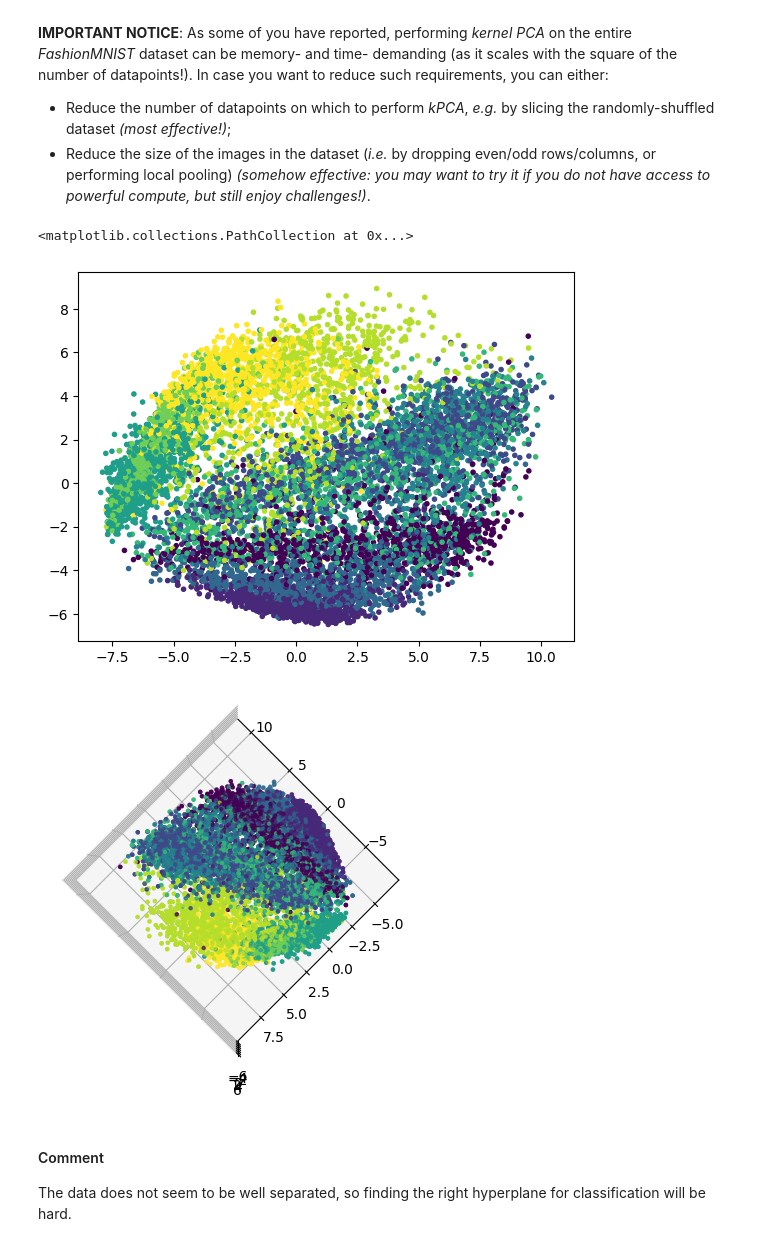
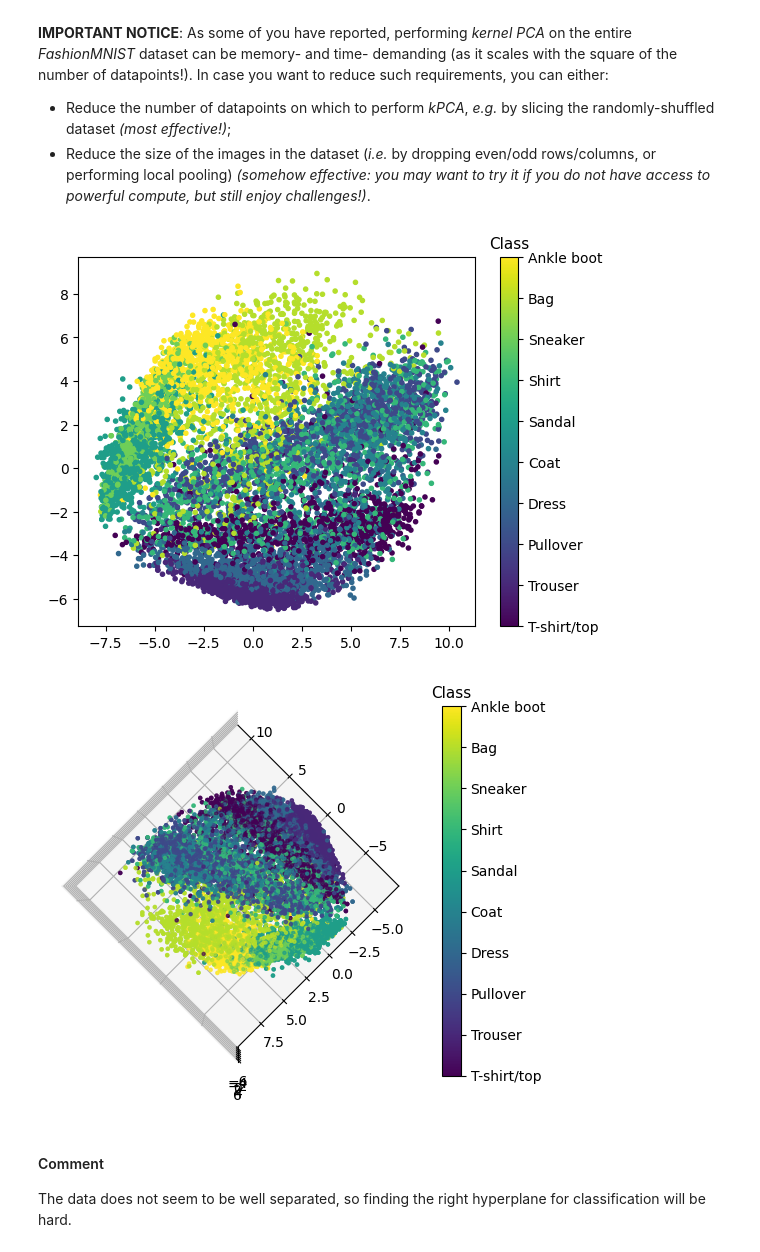
Before and after one commit to LisaDaVinchie/adv-ml_challenge1, a Jupyter notebook: AdvML_Challenge1_v1.ipynb, the cells around one changed output. Saved outputs shown, nothing was run; the diff lists cells and outputs as text; code cells hidden in the pictures.

Commit message:
"added predicted labels"

```diff
--- a/AdvML_Challenge1_v1.ipynb
+++ b/AdvML_Challenge1_v1.ipynb
@@ -173,22 +176,38 @@ model = PCA()
 data_pca_linear = model.fit_transform(train_subset_scaled)
 # save_data(data_pca_linear, "data_pca_linear.pickle")
 
+# cmap = plt.get_cmap('jet', 10)
+p = plt.scatter(data_pca_linear[:, 0], data_pca_linear[:, 1], c = labels_subset, marker='.')
+cb = plt.colorbar(p)
 
-plt.scatter(data_pca_linear[:, 0], data_pca_linear[:, 1], c = labels_subset, marker='.')
+cb.ax.set_title('Class', fontsize=11)
+cb.ax.set_yticklabels(description.values())
+plt.show()
+
+del(model)
+del(p)
 # %% [output]
-<matplotlib.collections.PathCollection at 0x...>
-[figure, old version]
+[figure, new version]
 # %%
 fig = plt.figure()
 ax = fig.add_subplot(111, projection='3d')
 
 # Color the data points based on the labels
 for i in range(3):
-    ax.scatter(data_pca_linear[:, 0], data_pca_linear[:, 1], data_pca_linear[:, 2], c = labels_subset, marker='.')
+    p = ax.scatter(data_pca_linear[:, 0], data_pca_linear[:, 1], data_pca_linear[:, 2], c = labels_subset, marker='.')
 
+
+cb = plt.colorbar(p)
+cb.ax.set_title('Class', fontsize=11)
+cb.ax.set_yticklabels(description.values())
 ax.view_init(elev=90, azim=135)
+
+del(fig)
+del(ax)
+del(p)
+del(cb)
 # %% [output]
-[figure, old version]
+[figure, new version]
 # %% [markdown]
 #### Comment
 The data does not seem to be well separated, so finding the right hyperplane for classification will be hard.
```
Also changed, not shown: parts of 25 cells of this notebook.
